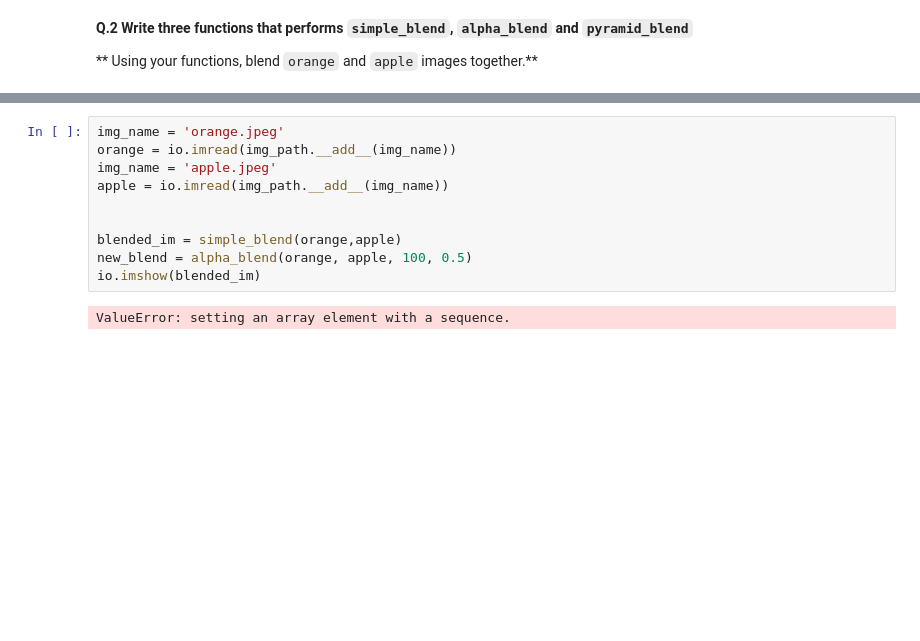
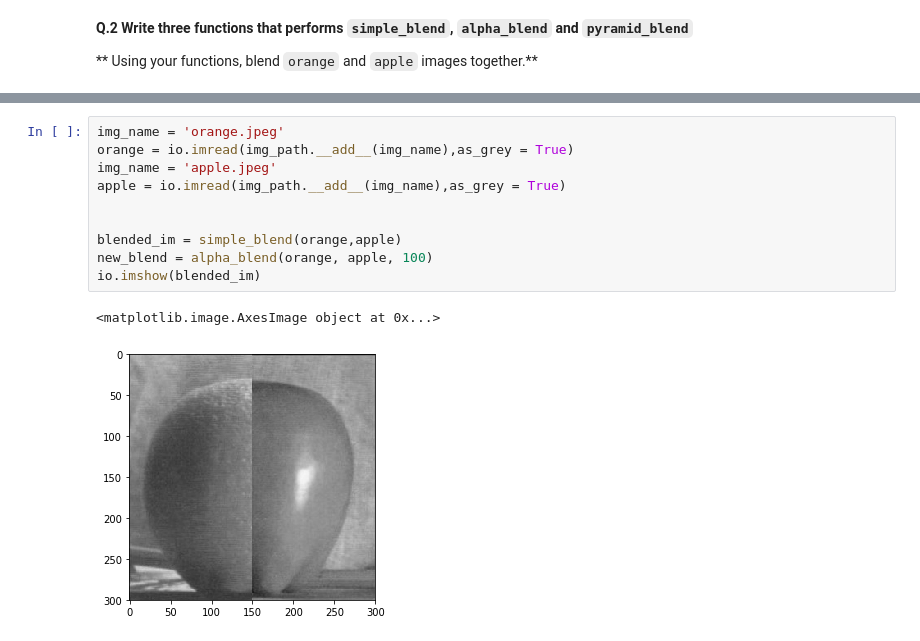
Before and after one commit to briannaburton/B31XB-IIP-TP-1718, a Jupyter notebook: 3-interpolation-blending/3-interpolation-blending.ipynb, the cells around one changed output, grey strips where cells are left out. Drawn from its saved outputs; the diff is of its cells as text; blank space fills up the shorter version.

```diff
--- a/3-interpolation-blending/3-interpolation-blending.ipynb
+++ b/3-interpolation-blending/3-interpolation-blending.ipynb
@@ -147,12 +145,13 @@ def pyramid_blend (image1, image2, window):
 # %%
 img_name = 'orange.jpeg'
-orange = io.imread(img_path.__add__(img_name))
+orange = io.imread(img_path.__add__(img_name),as_grey = True)
 img_name = 'apple.jpeg'
-apple = io.imread(img_path.__add__(img_name))
+apple = io.imread(img_path.__add__(img_name),as_grey = True)
 
 
 blended_im = simple_blend(orange,apple)
-new_blend = alpha_blend(orange, apple, 100, 0.5)
+new_blend = alpha_blend(orange, apple, 100)
 io.imshow(blended_im)
 # %% [output]
-ValueError: setting an array element with a sequence.
+<matplotlib.image.AxesImage object at 0x...>
+[figure, added]
```
Also changed, not shown: parts of 3 cells of this notebook.
